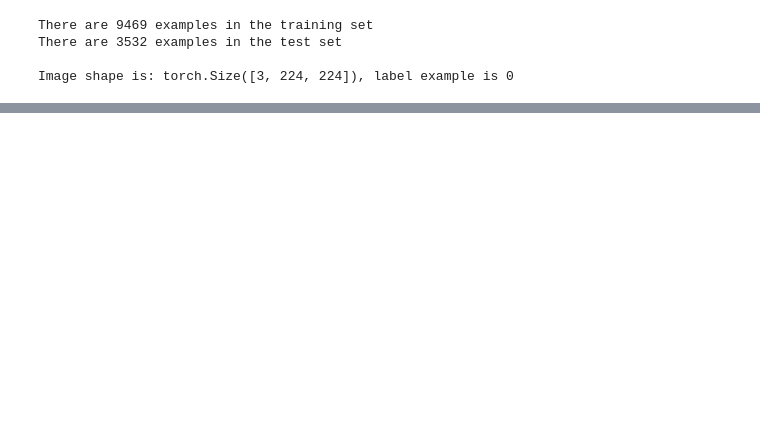
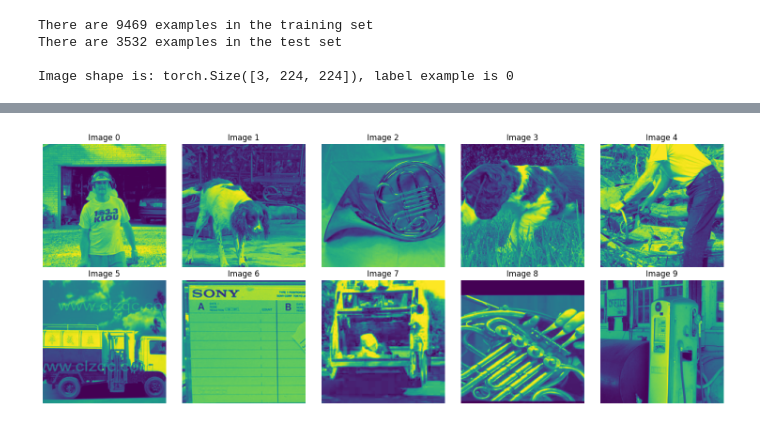
Before and after one commit to Warlour/02462-Project-1, a Jupyter notebook: assignment_1.ipynb, the cells around one changed output, grey strips where cells are left out. Drawn from its saved outputs; the diff is of its cells as text; code cells hidden in the pictures; blank space fills up the shorter version.

Commit message:
Test for incorrect images

```diff
--- a/assignment_1.ipynb
+++ b/assignment_1.ipynb
@@ -652,3 +655,29 @@ plt.savefig(filename+'.pdf')
+# %%
+def get_incorrect_classifications(model, dataloader):
+    """
+    Run through the test dataloader and collect incorrectly classified images
+    and their respective true and predicted labels.
+    """
+    model.eval()  # Ensure the model is in evaluation mode
+
+    incorrect_images = []
+    incorrect_true_labels = []
+    incorrect_predicted_labels = []
+
+    with torch.no_grad():  # Disable gradient computation for efficiency
+        for inputs, labels in tqdm(dataloader):
+            logits = model(inputs)
+            predictions = torch.argmax(logits, dim=1)
+            incorrect_idx = predictions != labels
+
+            # Append only the incorrect classifications
+            incorrect_images.extend(inputs[incorrect_idx])
+            incorrect_true_labels.extend(labels[incorrect_idx])
+            incorrect_predicted_labels.extend(predictions[incorrect_idx])
+
+    return incorrect_images, incorrect_true_labels, incorrect_predicted_labels
+# %%
+incorrect_images, incorrect_true_labels, incorrect_predicted_labels = get_incorrect_classifications(CNN_model, test_dataloader)
 # %%
 torch.save(CNN_model, filename+'.pt')
 
@@ -658,0 +690,16 @@ gc.collect()
+# %%
+fig, axes = plt.subplots(2, 5, figsize=(15, 6))
+for i in range(10):
+    # Calculate the row and column index for the grid
+    row, col = divmod(i, 5)
+
+    # Access the corresponding image from incorrect_images and plot it
+    image = incorrect_images[i][0].cpu().detach().numpy()  # Convert to NumPy array
+    axes[row, col].imshow(image, cmap='viridis')  # You can change the colormap if needed
+    axes[row, col].axis('off')  # Turn off axis labels for a cleaner look
+    axes[row, col].set_title(f"Image {i}")
+
+plt.tight_layout()
+plt.savefig(f"Images/incorrect_images_{slugify(f'{now.date()}_{now.hour}-{now.minute}-{now.second}')}.pdf")
+# %% [output]
+[figure, added]
```
Also changed, not shown: parts of 5 cells of this notebook, 1 other file.
